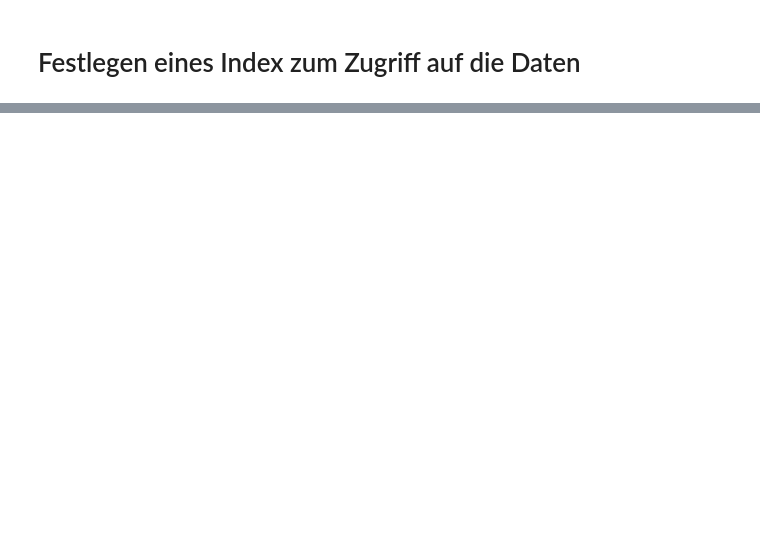
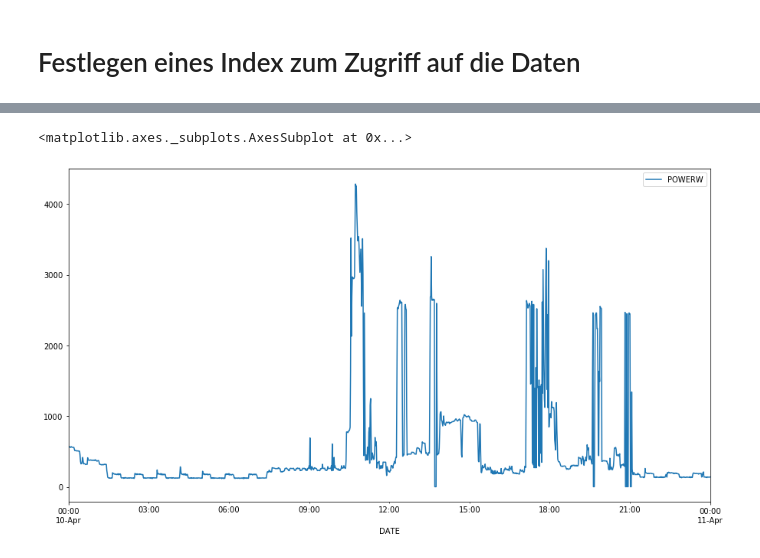
Before and after one commit to ditomax/mlwifianwender, a Jupyter notebook: 10 Anwendungsbeispiel Cleaning and transformation of data.ipynb, the cells around one changed output, grey strips where cells are left out. Cells and saved outputs as stored; diff of their text form; code cells hidden in the pictures; blank space fills up the shorter version.

```diff
--- a/10 Anwendungsbeispiel Cleaning and transformation of data.ipynb
+++ b/10 Anwendungsbeispiel Cleaning and transformation of data.ipynb
@@ -178,0 +400,2 @@ Name: Date of Publication, Length: 8287, dtype: bool
+# %%
+consumption = consumption.loc['2016-04-10':]
@@ -178,0 +417,8 @@ Name: Date of Publication, Length: 8287, dtype: bool
+# %%
+#
+# Resampling erzeugt neue Stützpunkte im Minutentakt
+# Die Mean Funktion ermittelt den neuen Wert als Mittelwert der vorherigen Werte
+#
+consumption = consumption.resample('1min').mean()
+# %%
+day = consumption.loc['2016-04-10 00:00:00':'2016-04-11 00:00:00']
@@ -178,0 +435,5 @@ Name: Date of Publication, Length: 8287, dtype: bool
+# %%
+day.plot()
+# %% [output]
+<matplotlib.axes._subplots.AxesSubplot at 0x...>
+[figure, added]
```
Also changed, not shown: parts of 81 cells of this notebook, 1 other file.
